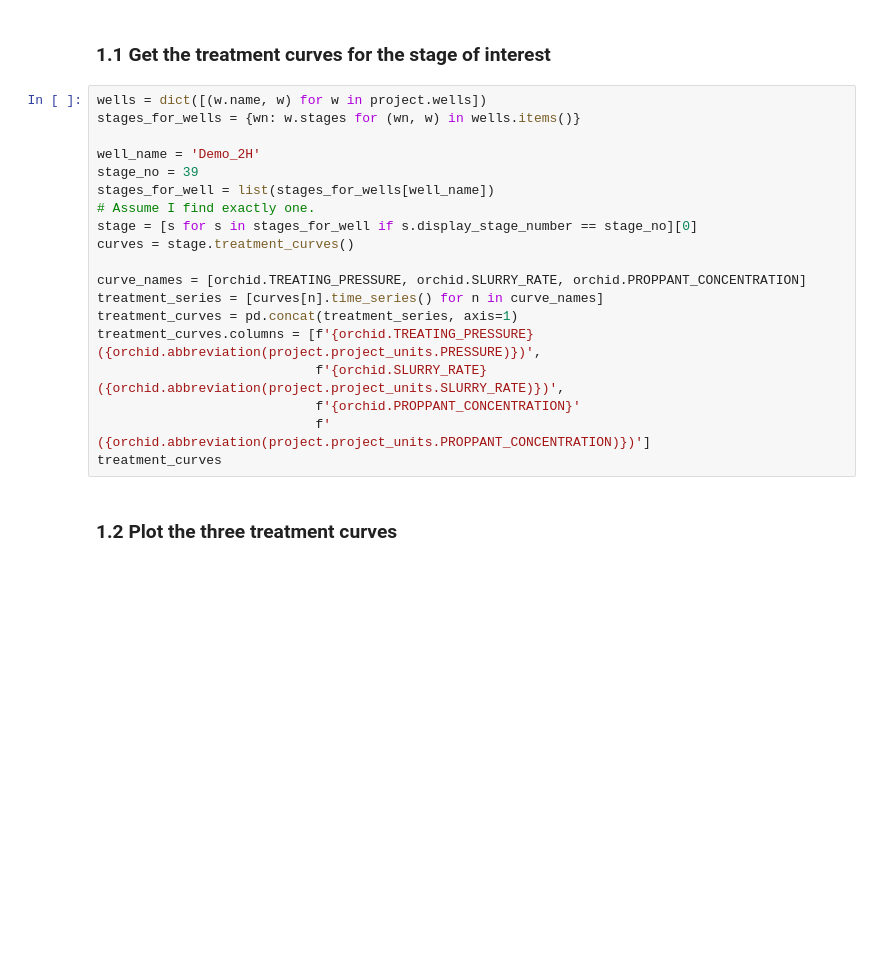
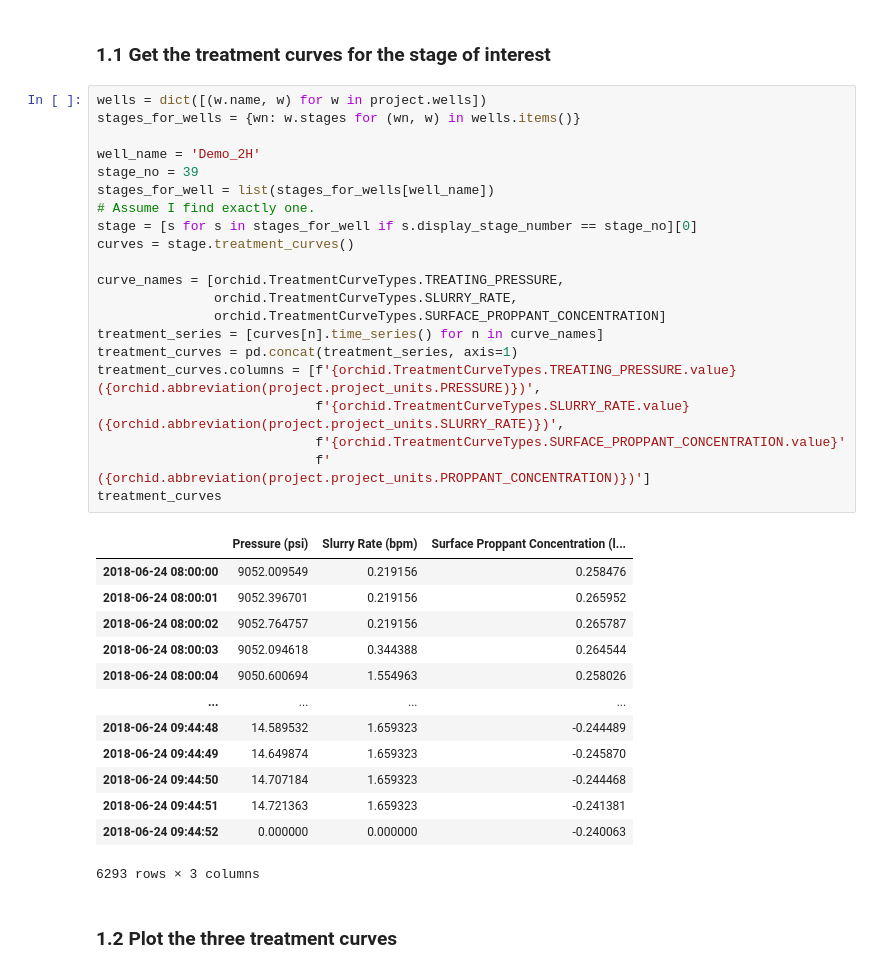
Before and after one commit to Reveal-Energy-Services/orchid-python-api, a Jupyter notebook: orchid_python_api/examples/plot_treatment.ipynb, the cells around one changed output. Drawn from its saved outputs; the diff is of its cells as text; blank space fills up the shorter version.

Commit message:
Plot Treatment Example Updated

```diff
--- a/orchid_python_api/examples/plot_treatment.ipynb
+++ b/orchid_python_api/examples/plot_treatment.ipynb
@@ -52,22 +52,38 @@ project = orchid.load_project(str(orchid_training_data_path.joinpath(
 # %%
 wells = dict([(w.name, w) for w in project.wells])
 stages_for_wells = {wn: w.stages for (wn, w) in wells.items()}
 
 well_name = 'Demo_2H'
 stage_no = 39
 stages_for_well = list(stages_for_wells[well_name])
 # Assume I find exactly one.
 stage = [s for s in stages_for_well if s.display_stage_number == stage_no][0]
 curves = stage.treatment_curves()
 
-curve_names = [orchid.TREATING_PRESSURE, orchid.SLURRY_RATE, orchid.PROPPANT_CONCENTRATION]
+curve_names = [orchid.TreatmentCurveTypes.TREATING_PRESSURE,
+               orchid.TreatmentCurveTypes.SLURRY_RATE,
+               orchid.TreatmentCurveTypes.SURFACE_PROPPANT_CONCENTRATION]
 treatment_series = [curves[n].time_series() for n in curve_names]
 treatment_curves = pd.concat(treatment_series, axis=1)
-treatment_curves.columns = [f'{orchid.TREATING_PRESSURE} ({orchid.abbreviation(project.project_units.PRESSURE)})',
-                            f'{orchid.SLURRY_RATE} ({orchid.abbreviation(project.project_units.SLURRY_RATE)})',
-                            f'{orchid.PROPPANT_CONCENTRATION}'
+treatment_curves.columns = [f'{orchid.TreatmentCurveTypes.TREATING_PRESSURE.value} ({orchid.abbreviation(project.project_units.PRESSURE)})',
+                            f'{orchid.TreatmentCurveTypes.SLURRY_RATE.value} ({orchid.abbreviation(project.project_units.SLURRY_RATE)})',
+                            f'{orchid.TreatmentCurveTypes.SURFACE_PROPPANT_CONCENTRATION.value}'
                             f' ({orchid.abbreviation(project.project_units.PROPPANT_CONCENTRATION)})']
 treatment_curves
+# %% [output]
+|  | Pressure (psi) | Slurry Rate (bpm) | Surface Proppant Concentration (l... |
+| 2018-06-24 08:00:00 | 9052.009549 | 0.219156 | 0.258476 |
+| 2018-06-24 08:00:01 | 9052.396701 | 0.219156 | 0.265952 |
+| 2018-06-24 08:00:02 | 9052.764757 | 0.219156 | 0.265787 |
+| 2018-06-24 08:00:03 | 9052.094618 | 0.344388 | 0.264544 |
+| 2018-06-24 08:00:04 | 9050.600694 | 1.554963 | 0.258026 |
+| ... | ... | ... | ... |
+| 2018-06-24 09:44:48 | 14.589532 | 1.659323 | -0.244489 |
+| 2018-06-24 09:44:49 | 14.649874 | 1.659323 | -0.245870 |
+| 2018-06-24 09:44:50 | 14.707184 | 1.659323 | -0.244468 |
+| 2018-06-24 09:44:51 | 14.721363 | 1.659323 | -0.241381 |
+| 2018-06-24 09:44:52 | 0.000000 | 0.000000 | -0.240063 |
+6293 rows × 3 columns
 # %% [markdown]
 ### 1.2 Plot the three treatment curves
 # %%
```
Also changed, not shown: parts of 1 cell of this notebook, 1 other file.
